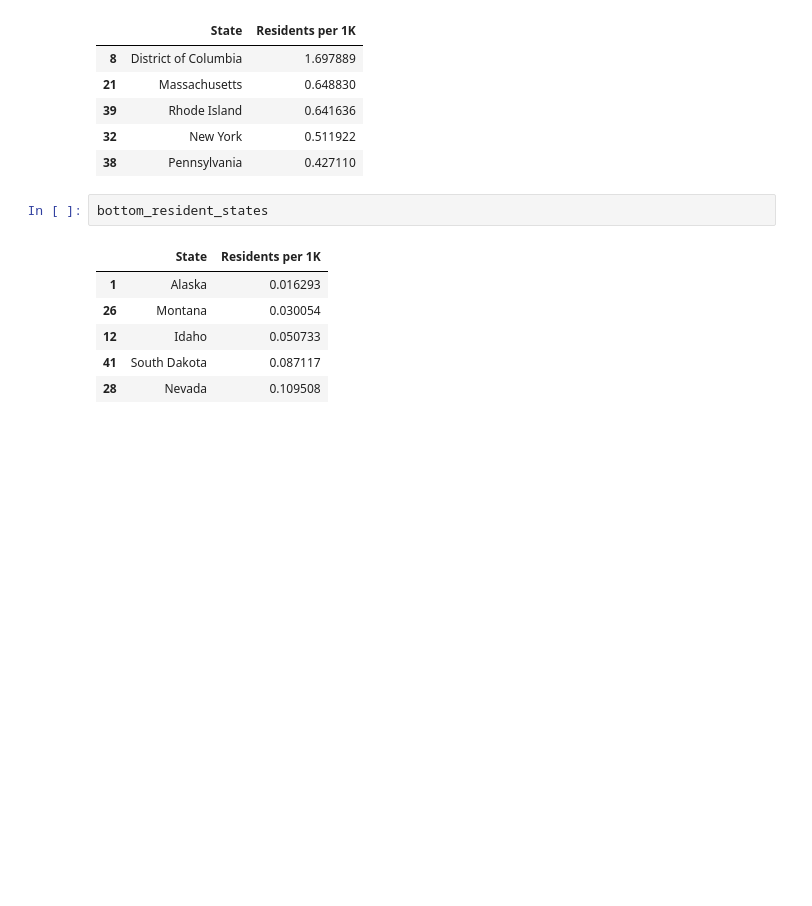
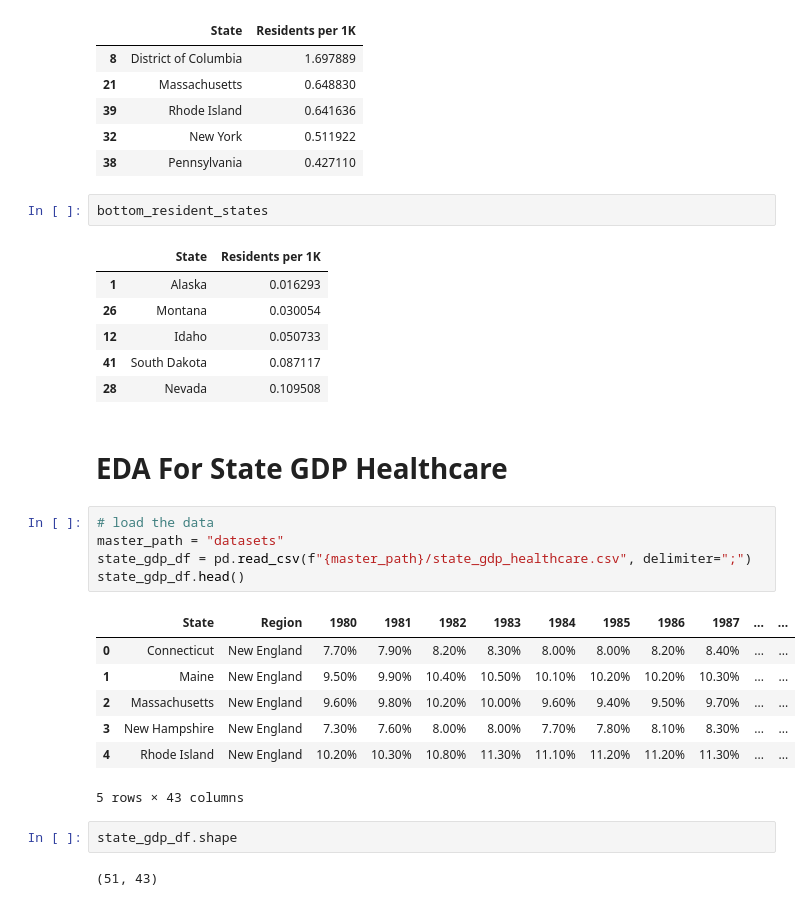
Before and after one commit to pmb-7684/Studio4_Group_Project, a Jupyter notebook: eda_pmb.ipynb, the cells around one changed output. Saved outputs shown, nothing was run; the diff lists cells and outputs as text; blank space fills up the shorter version.

```diff
--- a/eda_pmb.ipynb
+++ b/eda_pmb.ipynb
@@ -108,3 +123,22 @@ bottom_resident_states
 | 12 | Idaho | 0.050733 |
 | 41 | South Dakota | 0.087117 |
 | 28 | Nevada | 0.109508 |
+# %% [markdown]
+# EDA For State GDP Healthcare
+# %%
+# load the data
+master_path = "datasets"
+state_gdp_df = pd.read_csv(f"{master_path}/state_gdp_healthcare.csv", delimiter=";")
+state_gdp_df.head()
+# %% [output]
+|  | State | Region | 1980 | 1981 | 1982 | 1983 | 1984 | 1985 | 1986 | 1987 | ... | ... |
+| 0 | Connecticut | New England | 7.70% | 7.90% | 8.20% | 8.30% | 8.00% | 8.00% | 8.20% | 8.40% | ... | ... |
+| 1 | Maine | New England | 9.50% | 9.90% | 10.40% | 10.50% | 10.10% | 10.20% | 10.20% | 10.30% | ... | ... |
+| 2 | Massachusetts | New England | 9.60% | 9.80% | 10.20% | 10.00% | 9.60% | 9.40% | 9.50% | 9.70% | ... | ... |
+| 3 | New Hampshire | New England | 7.30% | 7.60% | 8.00% | 8.00% | 7.70% | 7.80% | 8.10% | 8.30% | ... | ... |
+| 4 | Rhode Island | New England | 10.20% | 10.30% | 10.80% | 11.30% | 11.10% | 11.20% | 11.20% | 11.30% | ... | ... |
+5 rows × 43 columns
+# %%
+state_gdp_df.shape
+# %% [output]
+(51, 43)
```
Also changed, not shown: parts of 24 cells of this notebook.
